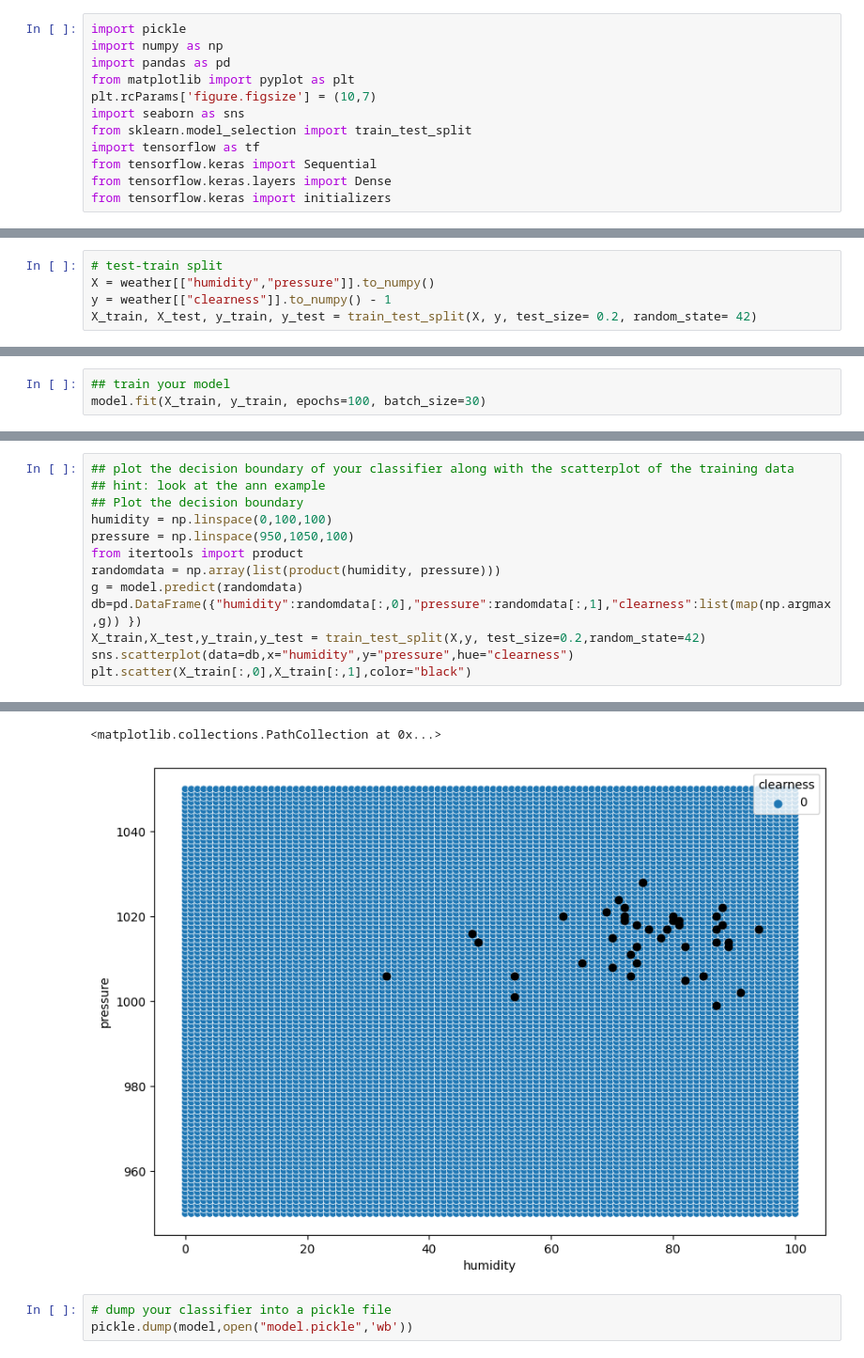
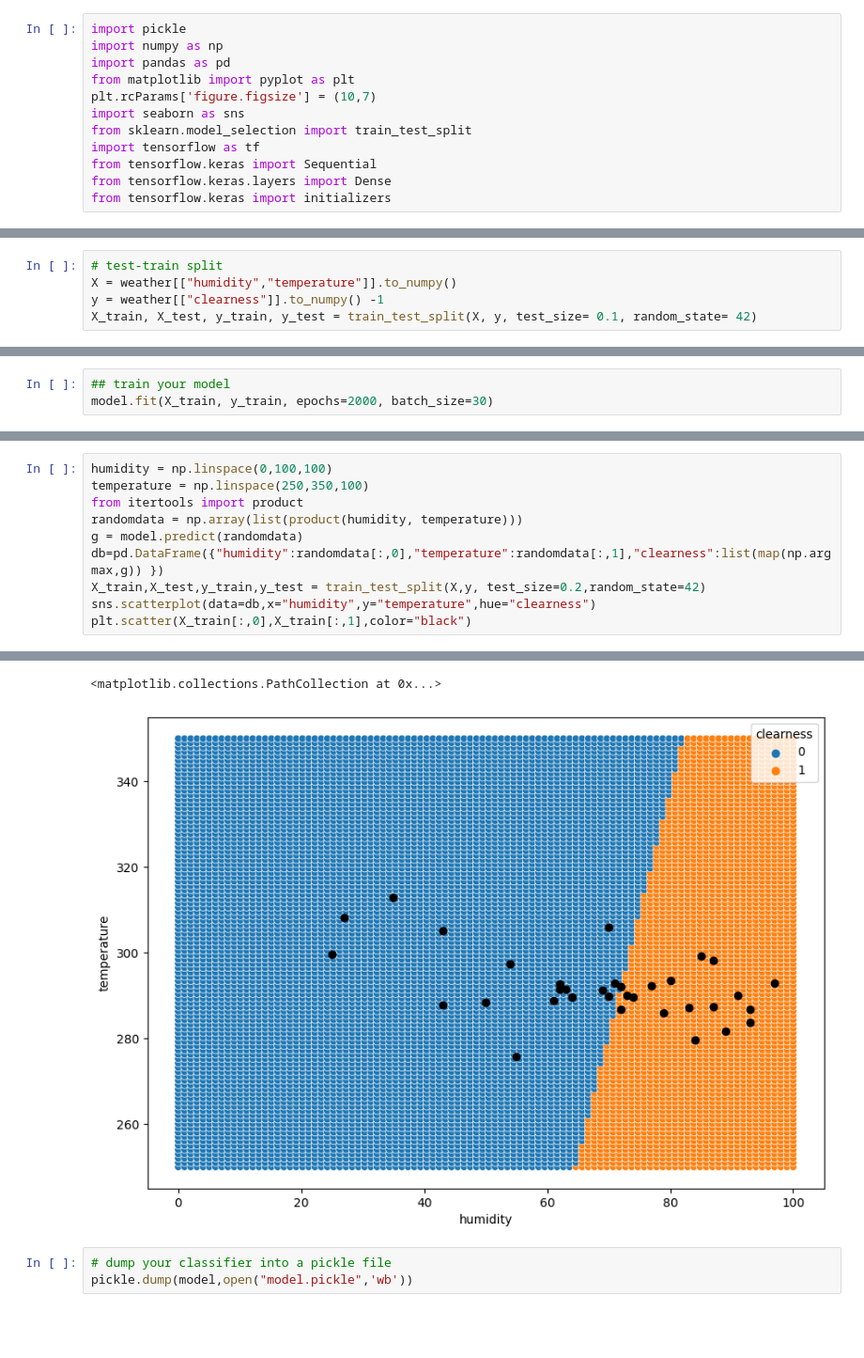
Before and after one commit to ohrjh10/Richard_Oh_Ellen_Ko_EE_250_Final_Project, a Jupyter notebook: train.ipynb, the cells around one changed output, grey strips where cells are left out. Shown at 94% size. Saved outputs shown, nothing was run; the diff lists cells and outputs as text; blank space fills up the shorter version.

```diff
--- a/train.ipynb
+++ b/train.ipynb
@@ -33,8 +33,8 @@ sns.scatterplot(x="humidity", y="pressure", hue="clearness", data=weather)
 # %%
 # test-train split
-X = weather[["humidity","pressure"]].to_numpy()
-y = weather[["clearness"]].to_numpy() - 1
-X_train, X_test, y_train, y_test = train_test_split(X, y, test_size= 0.2, random_state= 42)
+X = weather[["humidity","temperature"]].to_numpy()
+y = weather[["clearness"]].to_numpy() -1
+X_train, X_test, y_train, y_test = train_test_split(X, y, test_size= 0.1, random_state= 42)
 # %%
 ## Initiate classifier and train it using the X_train data and the y_train labels
 ## make sure you instantiate your classifier and name it model
@@ -60,5 +60,5 @@ Non-trainable params: 0
 _________________________________________________________________
 # %%
 ## train your model
-model.fit(X_train, y_train, epochs=100, batch_size=30)
+model.fit(X_train, y_train, epochs=2000, batch_size=30)
 # %% [output]
@@ -88,14 +88,11 @@ loss,acc = model.evaluate(X_test, y_test)
 # %%
-## plot the decision boundary of your classifier along with the scatterplot of the training data
-## hint: look at the ann example
-## Plot the decision boundary
 humidity = np.linspace(0,100,100)
-pressure = np.linspace(950,1050,100)
+temperature = np.linspace(250,350,100)
 from itertools import product
-randomdata = np.array(list(product(humidity, pressure)))
+randomdata = np.array(list(product(humidity, temperature)))
 g = model.predict(randomdata)
-db=pd.DataFrame({"humidity":randomdata[:,0],"pressure":randomdata[:,1],"clearness":list(map(np.argmax,g)) })
+db=pd.DataFrame({"humidity":randomdata[:,0],"temperature":randomdata[:,1],"clearness":list(map(np.argmax,g)) })
 X_train,X_test,y_train,y_test = train_test_split(X,y, test_size=0.2,random_state=42)
-sns.scatterplot(data=db,x="humidity",y="pressure",hue="clearness")
+sns.scatterplot(data=db,x="humidity",y="temperature",hue="clearness")
 plt.scatter(X_train[:,0],X_train[:,1],color="black")
 # %% [output]
@@ -103,5 +100,5 @@ plt.scatter(X_train[:,0],X_train[:,1],color="black")
 <matplotlib.collections.PathCollection at 0x...>
-[figure, old version]
+[figure, new version]
 # %%
 # dump your classifier into a pickle file
 pickle.dump(model,open("model.pickle",'wb'))
```
Also changed, not shown: parts of 6 cells of this notebook, 2 other files.
